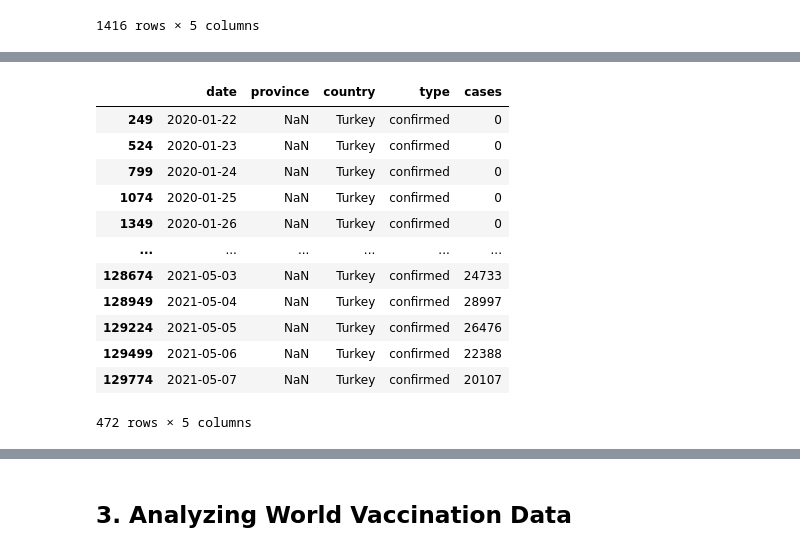
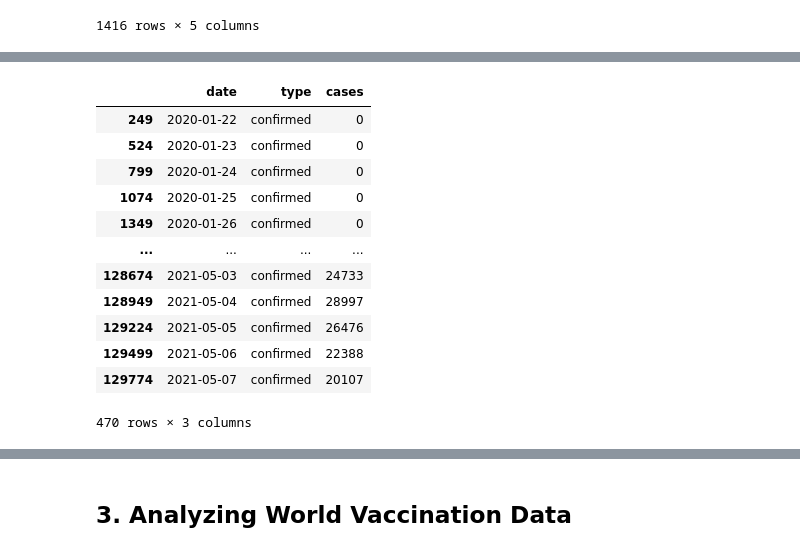
Before and after one commit to eliifakbulut/Covid-19-Analysis, a Jupyter notebook: covid-19-datascience.ipynb, the cells around one changed output, grey strips where cells are left out. Saved outputs shown, nothing was run; the diff lists cells and outputs as text; code cells hidden in the pictures.

```diff
--- a/covid-19-datascience.ipynb
+++ b/covid-19-datascience.ipynb
@@ -81,3 +83,6 @@ datacase_tr
 | 382034 | 2021-05-06 | NaN | Turkey | recovered | 37298 |
 | 382294 | 2021-05-07 | NaN | Turkey | recovered | 35529 |
 1416 rows × 5 columns
+# %%
+datacase_tr = datacase_tr[["date","type","cases"]]
+datacase_tr
@@ -83,0 +119,4 @@ datacase_tr
+# %%
+datacase_tr_new = datacase_tr[(datacase_tr["date"]!="2020-12-12") & (datacase_tr["date"]!="2020-12-10")]
+print(datacase_tr_new.columns)
+datacase_tr_new.sort_values("cases")
@@ -84,17 +138,17 @@ datacase_tr
 # %%
-datacase_tr_confirmed = datacase_tr[datacase_tr.type == 'confirmed']
+datacase_tr_confirmed = datacase_tr_new[datacase_tr_new.type == 'confirmed']
 datacase_tr_confirmed
 # %% [output]
-|  | date | province | country | type | cases |
-| 249 | 2020-01-22 | NaN | Turkey | confirmed | 0 |
-| 524 | 2020-01-23 | NaN | Turkey | confirmed | 0 |
-| 799 | 2020-01-24 | NaN | Turkey | confirmed | 0 |
-| 1074 | 2020-01-25 | NaN | Turkey | confirmed | 0 |
-| 1349 | 2020-01-26 | NaN | Turkey | confirmed | 0 |
-| ... | ... | ... | ... | ... | ... |
-| 128674 | 2021-05-03 | NaN | Turkey | confirmed | 24733 |
-| 128949 | 2021-05-04 | NaN | Turkey | confirmed | 28997 |
-| 129224 | 2021-05-05 | NaN | Turkey | confirmed | 26476 |
-| 129499 | 2021-05-06 | NaN | Turkey | confirmed | 22388 |
-| 129774 | 2021-05-07 | NaN | Turkey | confirmed | 20107 |
+|  | date | type | cases |
+| 249 | 2020-01-22 | confirmed | 0 |
+| 524 | 2020-01-23 | confirmed | 0 |
+| 799 | 2020-01-24 | confirmed | 0 |
+| 1074 | 2020-01-25 | confirmed | 0 |
+| 1349 | 2020-01-26 | confirmed | 0 |
+| ... | ... | ... | ... |
+| 128674 | 2021-05-03 | confirmed | 24733 |
+| 128949 | 2021-05-04 | confirmed | 28997 |
+| 129224 | 2021-05-05 | confirmed | 26476 |
+| 129499 | 2021-05-06 | confirmed | 22388 |
+| 129774 | 2021-05-07 | confirmed | 20107 |
-472 rows × 5 columns
+470 rows × 3 columns
```
Also changed, not shown: parts of 25 cells of this notebook.
